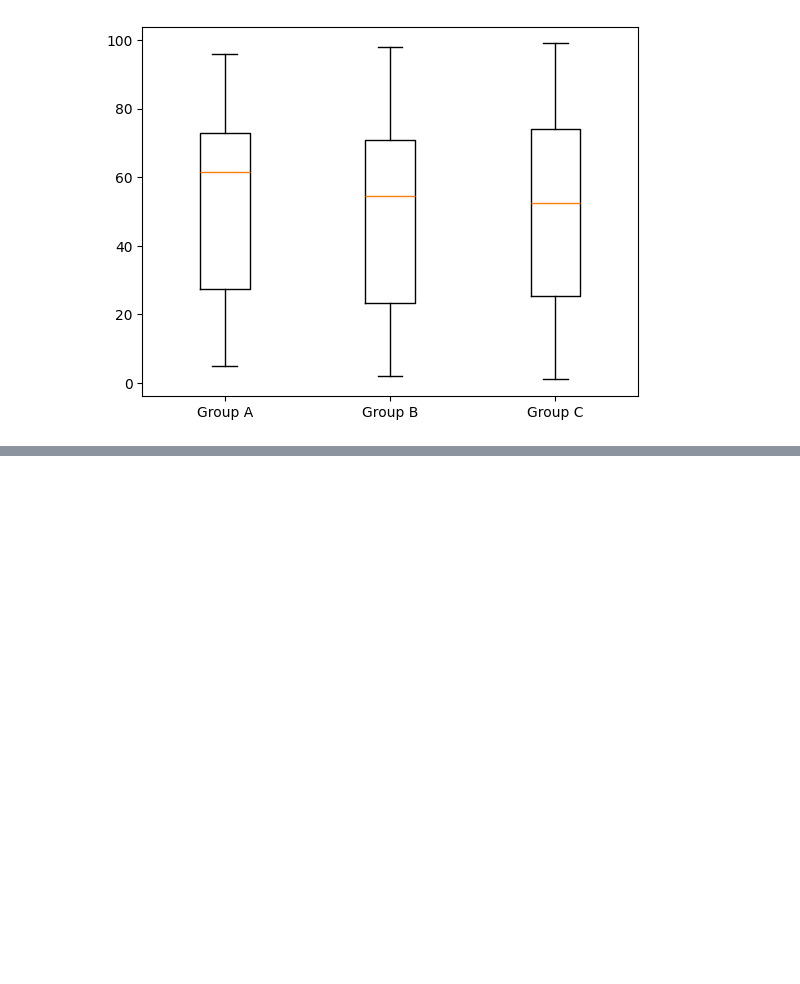
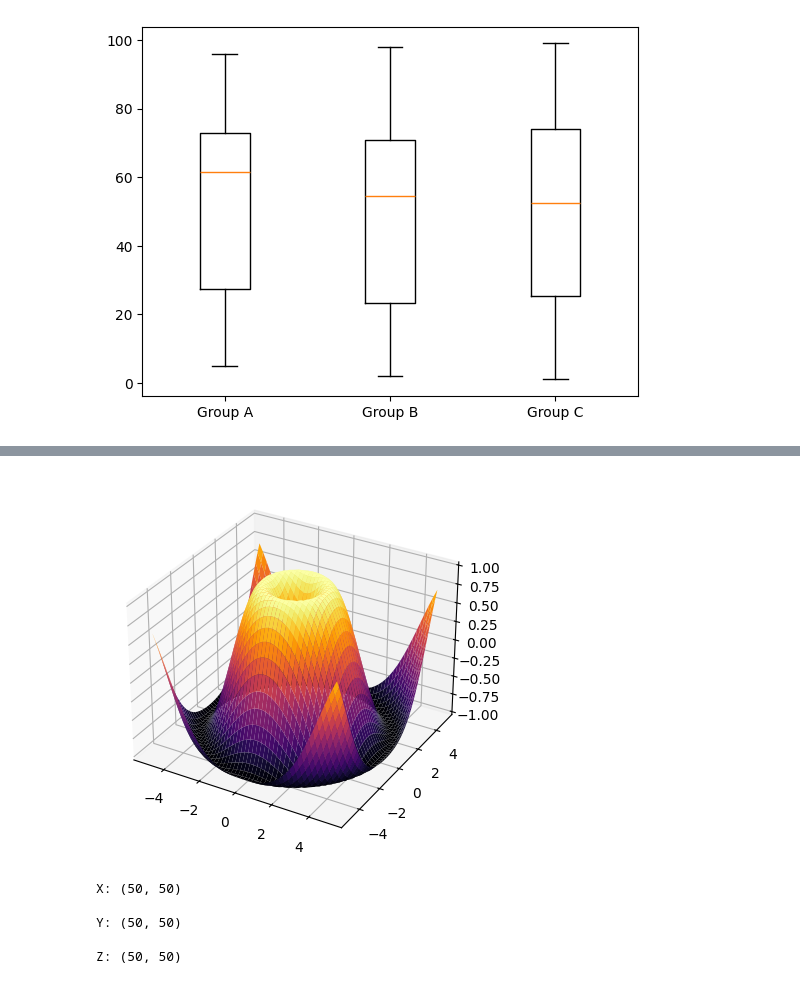
Before and after one commit to MehulEXE/python, a Jupyter notebook: matplot.ipynb, the cells around one changed output, grey strips where cells are left out. Saved outputs shown, nothing was run; the diff lists cells and outputs as text; code cells hidden in the pictures; blank space fills up the shorter version.

```diff
--- a/matplot.ipynb
+++ b/matplot.ipynb
@@ -112,0 +158,27 @@ plt.show()
+# %%
+'''3-D PLOT
+1.plot3d
+2.plot_surface
+3.scatter3d'''
+x = np.linspace(-5, 5, 50)
+y = np.linspace(-5, 5, 50)
+X, Y = np.meshgrid(x, y)
+
+Z = np.sin(np.sqrt(X**2 + Y**2))
+
+fig = plt.figure()
+axe =fig.add_subplot(111, projection='3d')
+axe.plot_surface(X, Y, Z, cmap='inferno')
+plt.show()
+# print("x:\n", x)
+# print("\ny:\n", y)
+print("X:", np.shape(X),'\n')
+print("Y:", np.shape(Y),'\n')
+print("Z:", np.shape(Z),'\n')
+# %% [output]
+[figure, added]
+X: (50, 50)
+
+Y: (50, 50)
+
+Z: (50, 50)
```
Also changed, not shown: parts of 8 cells of this notebook.
